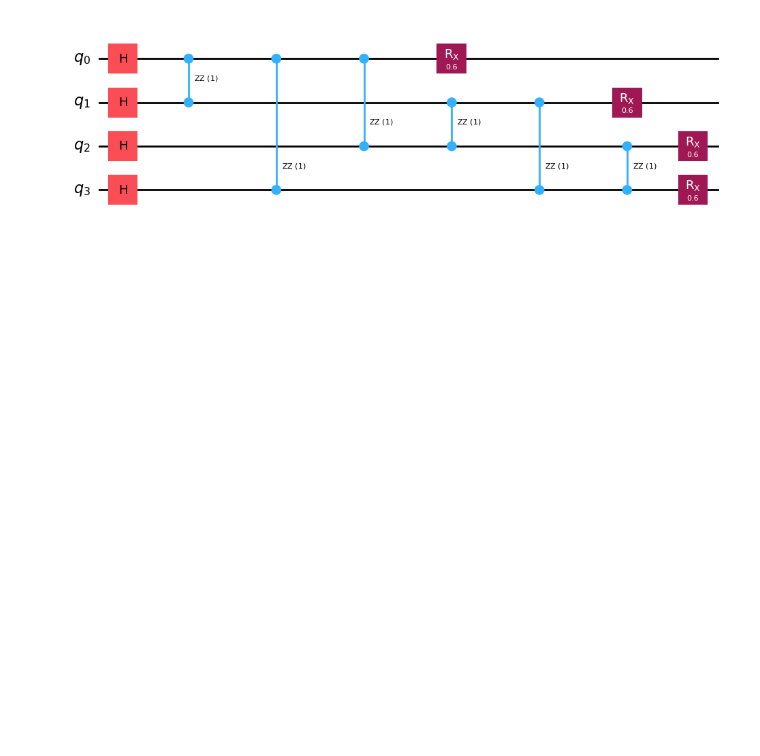
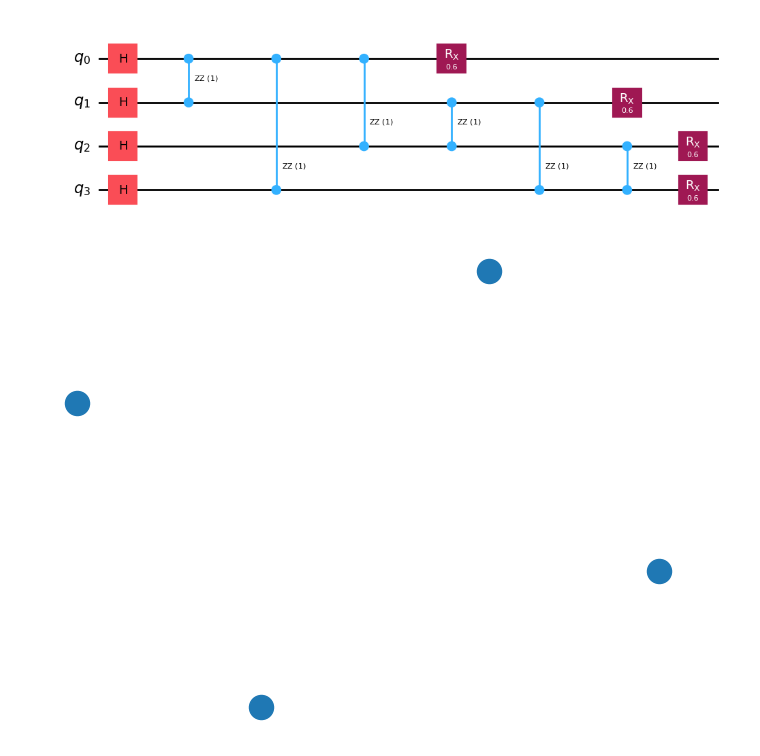
Before and after one commit to richardm1234/stepDependentSlicing_AQC, a Jupyter notebook: demo.ipynb, the cells around one changed output. Saved outputs shown, nothing was run; the diff lists cells and outputs as text; code cells hidden in the pictures; blank space fills up the shorter version.

```diff
--- a/demo.ipynb
+++ b/demo.ipynb
@@ -11,3 +11,8 @@ circuit = graph.createExampleCircuit(G)
 circuit.draw('mpl')
 # %% [output]
 [figure]
+# %%
+LG = graph.convertToLineGraph(circuit)
+nx.draw(LG)
+# %% [output]
+[figure, added]
```
Also changed, not shown: parts of 1 cell of this notebook, 1 other file.
